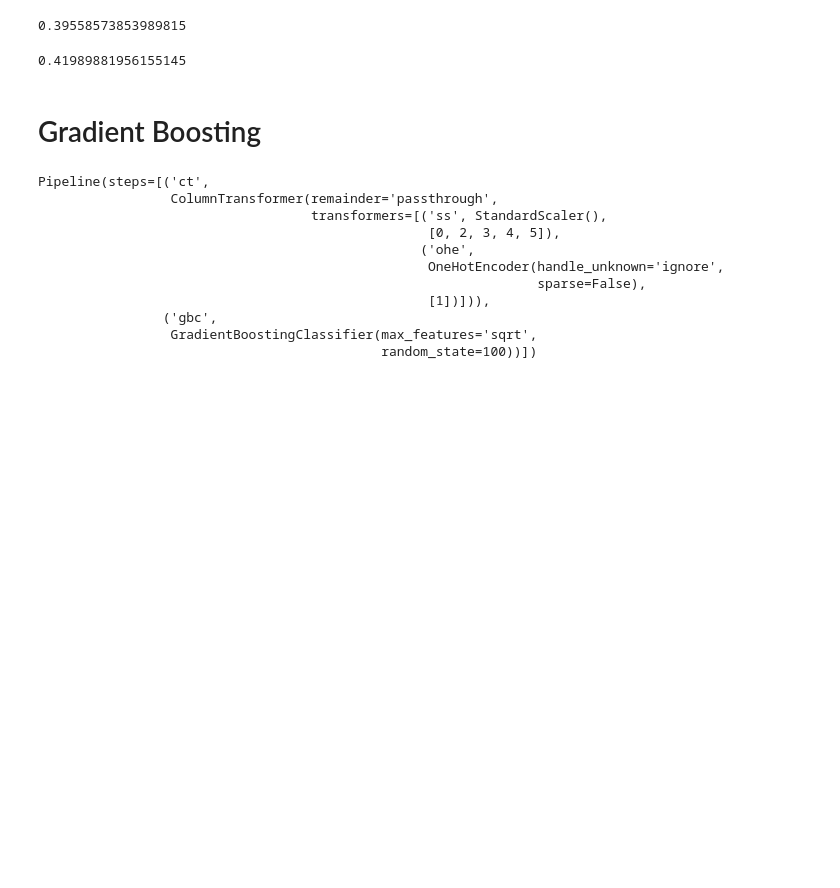
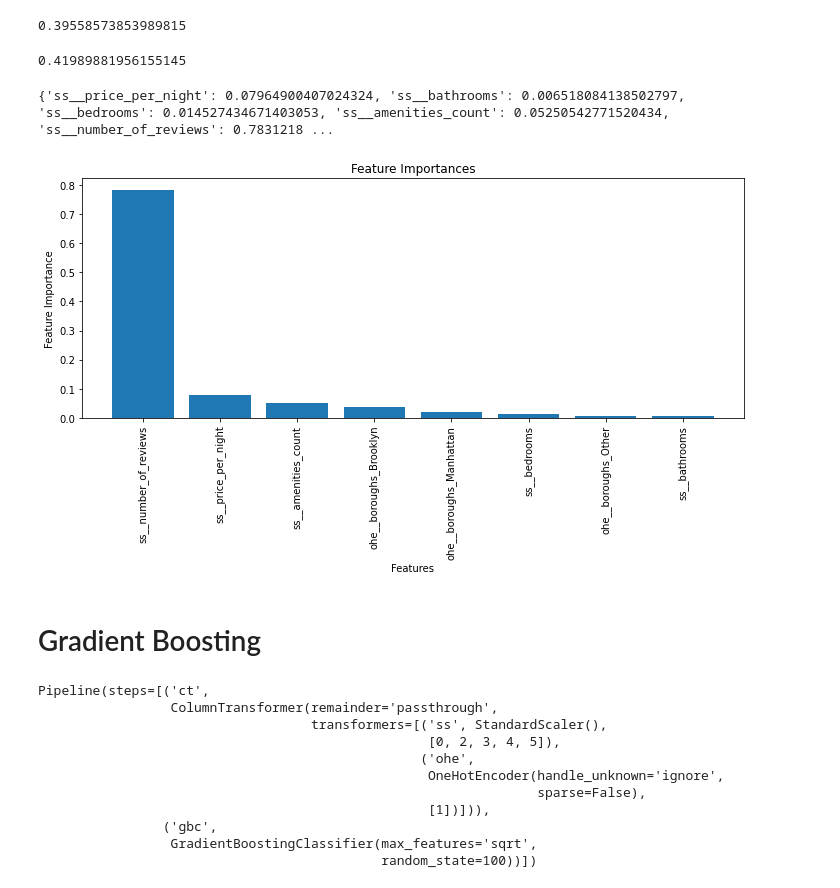
Before and after one commit to schoe4208/Airbnb-NYC-Predictive-Analysis, a Jupyter notebook: airbnb_notebook.ipynb, the cells around one changed output. Drawn from its saved outputs; the diff is of its cells as text; code cells hidden in the pictures; blank space fills up the shorter version.

Commit message:
added feature importances and model analysis. need to continue

```diff
--- a/airbnb_notebook.ipynb
+++ b/airbnb_notebook.ipynb
@@ -1362,6 +1398,34 @@ precision_score(y_test, y_pred_best_rfc, labels=[1], average='micro')
 precision_score(y_test, y_pred_best_rfc, labels=[2], average='micro')
 # %% [output]
 0.41989881956155145
+# %%
+#We get a list of feature importance from the best random forest classifier
+
+importance_rfc = best_rfc_model_pipe.named_steps['best_rfc'].feature_importances_
+col_name_rfc = best_rfc_model_pipe.named_steps['ct'].get_feature_names_out()
+
+feature_importances_rfc = dict(zip(col_name_rfc, importance_rfc))
+
+print(feature_importances_rfc)
+# %% [output]
+{'ss__price_per_night': 0.07964900407024324, 'ss__bathrooms': 0.006518084138502797, 'ss__bedrooms': 0.014527434671403053, 'ss__amenities_count': 0.05250542771520434, 'ss__number_of_reviews': 0.7831218 ...
+# %%
+#We display the list of feature importance as a bar chart
+
+sorted_indices_rfc = np.argsort(importance_rfc)[::-1]
+sorted_importance_rfc = importance_rfc[sorted_indices_rfc]
+sorted_col_name_rfc = col_name_rfc[sorted_indices_rfc]
+
+plt.figure(figsize=(10, 6))
+plt.bar(sorted_col_name_rfc, sorted_importance_rfc)
+plt.xticks(rotation=90)
+plt.xlabel('Features')
+plt.ylabel('Feature Importance')
+plt.title('Feature Importances')
+plt.tight_layout()
+plt.show();
+# %% [output]
+[figure, added]
 # %% [markdown]
 # Gradient Boosting
 # %%
```
Also changed, not shown: parts of 21 cells of this notebook.
